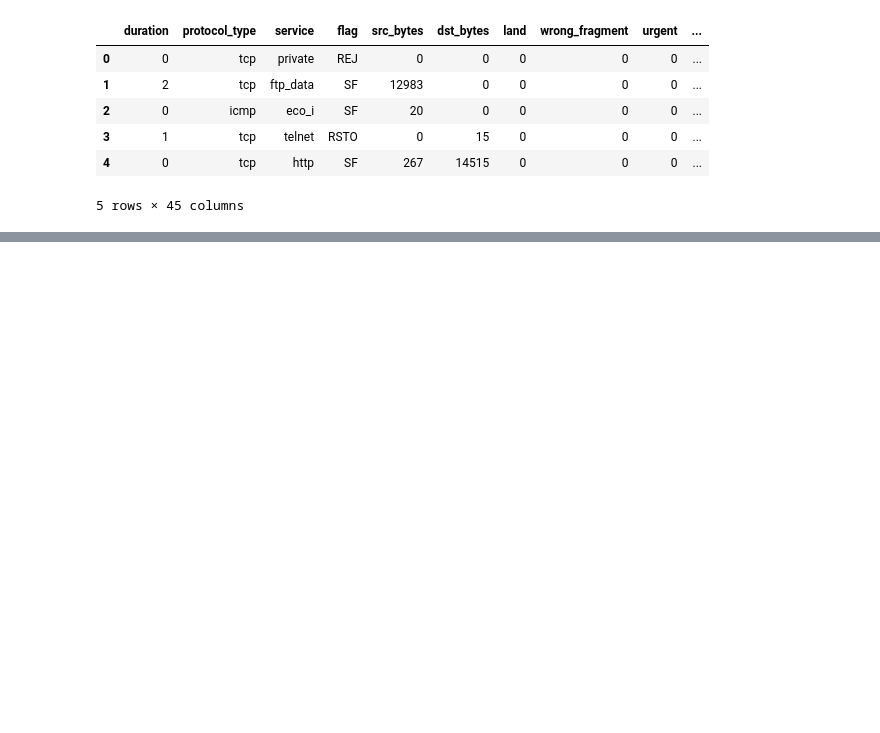
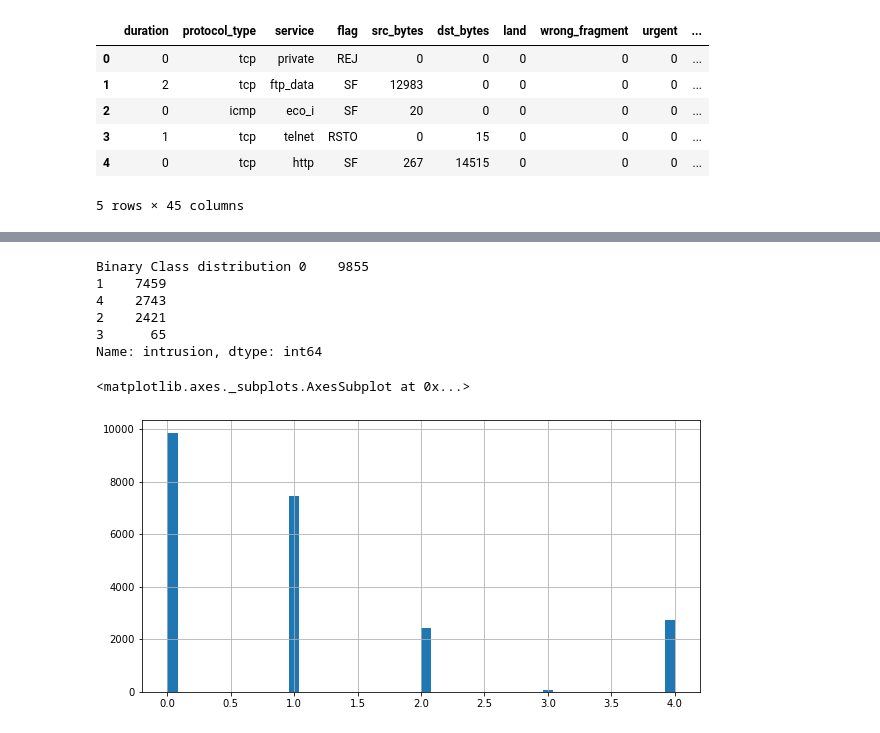
Before and after one commit to rojinadeuja/NSL-KDD-Network-Security, a Jupyter notebook: 01-Exploratory-Data-Analysis.ipynb, the cells around one changed output, grey strips where cells are left out. Cells and saved outputs as stored; diff of their text form; code cells hidden in the pictures; blank space fills up the shorter version.

```diff
--- a/01-Exploratory-Data-Analysis.ipynb
+++ b/01-Exploratory-Data-Analysis.ipynb
@@ -281,0 +297,12 @@ test_df.head()
+# %%
+print("Binary Class distribution", test_df['intrusion'].value_counts())
+test_df['intrusion'].hist(bins=50, figsize=(10,5))
+# %% [output]
+Binary Class distribution 0    9855
+1    7459
+4    2743
+2    2421
+3      65
+Name: intrusion, dtype: int64
+<matplotlib.axes._subplots.AxesSubplot at 0x...>
+[figure, added]
```
Also changed, not shown: parts of 4 cells of this notebook.
